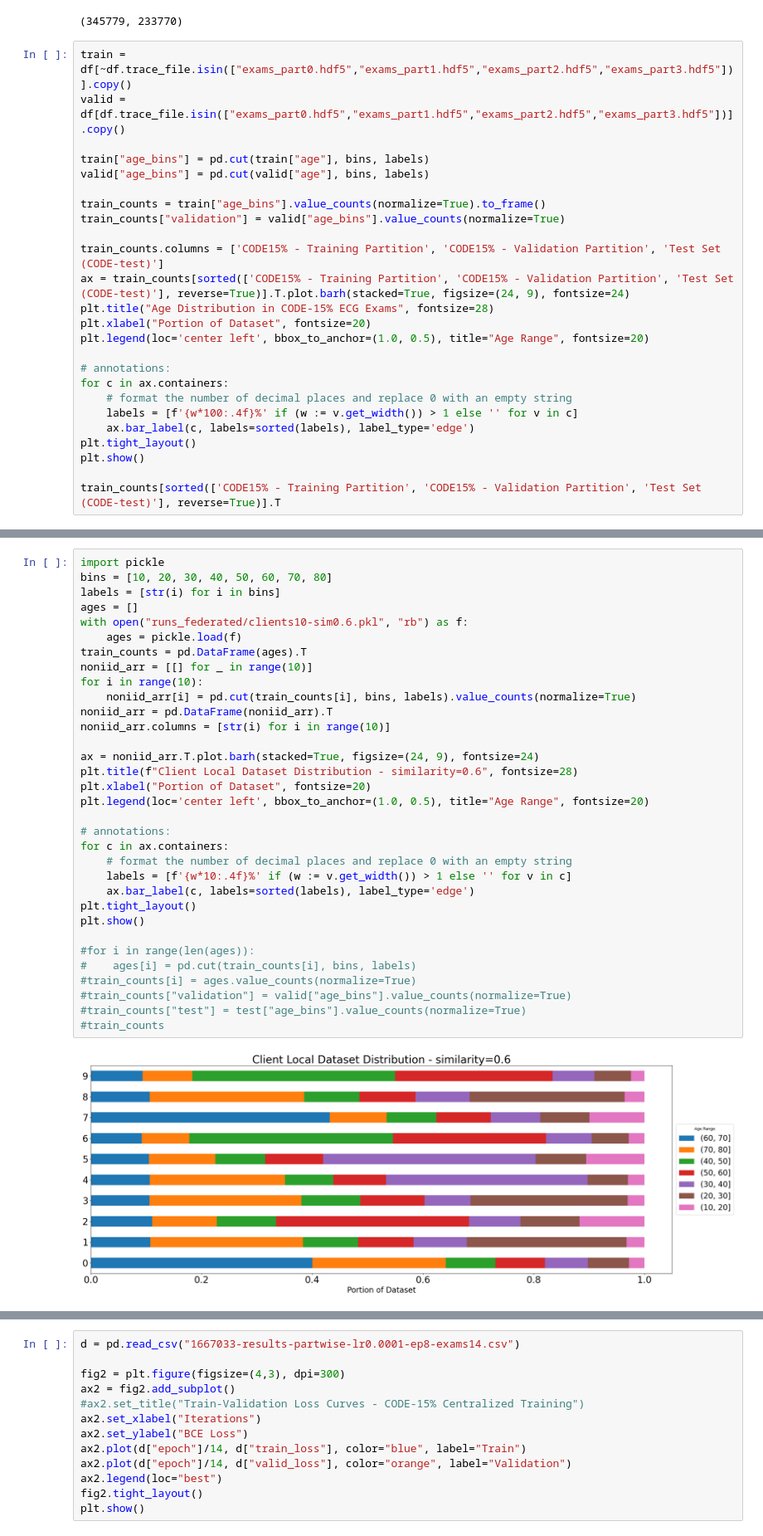
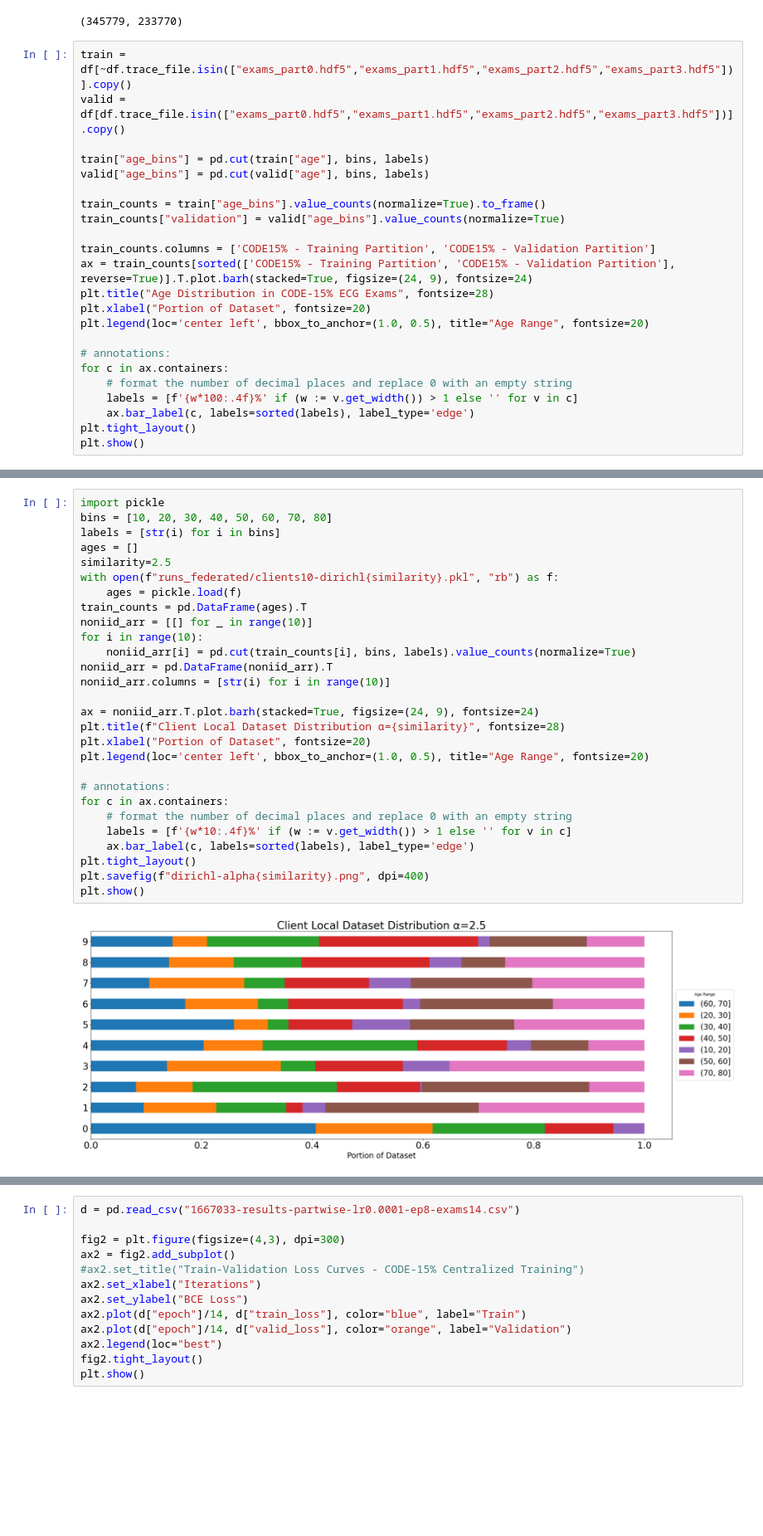
Before and after one commit to adityak714/toyproblem-af-classification, a Jupyter notebook: code15_af_classification.ipynb, the cells around one changed output, grey strips where cells are left out. Shown at 83% size. Saved outputs shown, nothing was run; the diff lists cells and outputs as text; blank space fills up the shorter version.

```diff
--- a/code15_af_classification.ipynb
+++ b/code15_af_classification.ipynb
@@ -40,8 +40,8 @@ valid["age_bins"] = pd.cut(valid["age"], bins, labels)
 train_counts = train["age_bins"].value_counts(normalize=True).to_frame()
 train_counts["validation"] = valid["age_bins"].value_counts(normalize=True)
 
-train_counts.columns = ['CODE15% - Training Partition', 'CODE15% - Validation Partition', 'Test Set (CODE-test)']
-ax = train_counts[sorted(['CODE15% - Training Partition', 'CODE15% - Validation Partition', 'Test Set (CODE-test)'], reverse=True)].T.plot.barh(stacked=True, figsize=(24, 9), fontsize=24)
+train_counts.columns = ['CODE15% - Training Partition', 'CODE15% - Validation Partition']
+ax = train_counts[sorted(['CODE15% - Training Partition', 'CODE15% - Validation Partition'], reverse=True)].T.plot.barh(stacked=True, figsize=(24, 9), fontsize=24)
 plt.title("Age Distribution in CODE-15% ECG Exams", fontsize=28)
 plt.xlabel("Portion of Dataset", fontsize=20)
 plt.legend(loc='center left', bbox_to_anchor=(1.0, 0.5), title="Age Range", fontsize=20)
@@ -53,6 +53,4 @@ for c in ax.containers:
     ax.bar_label(c, labels=sorted(labels), label_type='edge')
 plt.tight_layout()
 plt.show()
-
-train_counts[sorted(['CODE15% - Training Partition', 'CODE15% - Validation Partition', 'Test Set (CODE-test)'], reverse=True)].T
 # %% [output]
@@ -62,35 +58,30 @@ train_counts[sorted(['CODE15% - Training Partition', 'CODE15% - Validation Parti
 # %%
 import pickle
 bins = [10, 20, 30, 40, 50, 60, 70, 80]
 labels = [str(i) for i in bins]
 ages = []
-with open("runs_federated/clients10-sim0.6.pkl", "rb") as f:
+similarity=2.5
+with open(f"runs_federated/clients10-dirichl{similarity}.pkl", "rb") as f:
     ages = pickle.load(f)
 train_counts = pd.DataFrame(ages).T
 noniid_arr = [[] for _ in range(10)]
 for i in range(10):
     noniid_arr[i] = pd.cut(train_counts[i], bins, labels).value_counts(normalize=True)
 noniid_arr = pd.DataFrame(noniid_arr).T
 noniid_arr.columns = [str(i) for i in range(10)]
 
 ax = noniid_arr.T.plot.barh(stacked=True, figsize=(24, 9), fontsize=24)
-plt.title(f"Client Local Dataset Distribution - similarity=0.6", fontsize=28)
+plt.title(f"Client Local Dataset Distribution α={similarity}", fontsize=28)
 plt.xlabel("Portion of Dataset", fontsize=20)
 plt.legend(loc='center left', bbox_to_anchor=(1.0, 0.5), title="Age Range", fontsize=20)
 
 # annotations:
 for c in ax.containers:
     # format the number of decimal places and replace 0 with an empty string
     labels = [f'{w*10:.4f}%' if (w := v.get_width()) > 1 else '' for v in c]
     ax.bar_label(c, labels=sorted(labels), label_type='edge')
 plt.tight_layout()
+plt.savefig(f"dirichl-alpha{similarity}.png", dpi=400)
 plt.show()
-
-#for i in range(len(ages)):
-#    ages[i] = pd.cut(train_counts[i], bins, labels)
-#train_counts[i] = ages.value_counts(normalize=True)
-#train_counts["validation"] = valid["age_bins"].value_counts(normalize=True)
-#train_counts["test"] = test["age_bins"].value_counts(normalize=True)
-#train_counts
 # %% [output]
-[figure, old version]
+[figure, new version]
```
Also changed, not shown: parts of 3 cells of this notebook, 30 other files.
